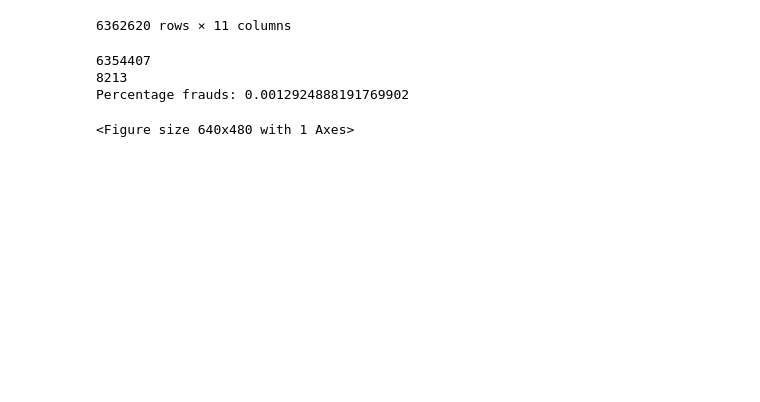
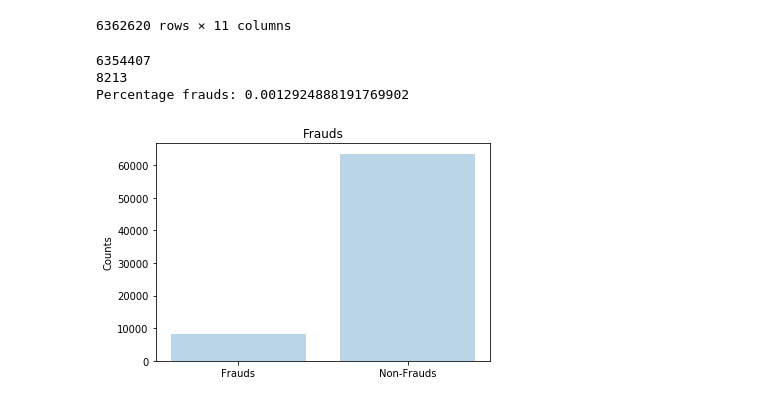
Before and after one commit to ankkit24/banking_transaction_fraud_detection, a Jupyter notebook: project_notebook.ipynb, the cells around one changed output. Cells and saved outputs as stored; diff of their text form; code cells hidden in the pictures; blank space fills up the shorter version.

```diff
--- a/project_notebook.ipynb
+++ b/project_notebook.ipynb
@@ -1,12 +1,21 @@
 # %%
+#importing required packages
+import io
+import warnings; warnings.simplefilter('ignore')
 import numpy as np
 import pandas as pd
+import seaborn as sns
 from sklearn.model_selection import train_test_split
 from sklearn.metrics import accuracy_score
 from sklearn.metrics import confusion_matrix
 from sklearn.metrics import recall_score
-trans_data = pd.read_csv('imbalanced_data.csv')
-trans_data
+from sklearn.metrics import precision_score
+from sklearn.metrics import f1_score
+from imblearn.over_sampling import SMOTE
+
+# uploading dataset
+df2 = pd.read_csv('dataset.csv')
+df2
 # %% [output]
 |  | step | type | amount | nameOrig | oldbalanceOrg | newbalanceOrig | nameDest | oldbalanceDest | ... |
 | 0 | 1 | PAYMENT | 9839.64 | C1231006815 | 170136.00 | 160296.36 | M1979787155 | 0.00 | ... |
@@ -27,34 +36,37 @@ trans_data
 | 6362619 | 743 | CASH_OUT | 850002.52 | C1280323807 | 850002.52 | 0.00 | C873221189 | 6510099.11 | ... |
 6362620 rows × 11 columns
 # %%
+#plotting the number of frauds and non frauds
+%matplotlib inline
 import matplotlib.pyplot as plt
-type(trans_data)
-frauds = list(trans_data['isFraud'])
+frauds = list(df2['isFraud'])
 frauds
 
 # print(frauds)
 count_0 = 0
 count_1 = 0
 for i in frauds:
     if(i==0):
        count_0 += 1
     else:
         count_1 += 1
 print(count_0)
 print(count_1)
 print('Percentage frauds:',count_1/count_0)
 
 objects = ('Frauds', 'Non-Frauds')
 y_pos = np.arange(len(objects))
+
+#The number of frauds are too less to be depicted in the plot, so the count of non-frauds has been divided by 100 for better clarity
 performance = [count_1,count_0/100]
 plt.bar(y_pos, performance, align='center', alpha=0.3)
 plt.xticks(y_pos, objects)
 plt.ylabel('Counts')
 plt.title('Frauds')
 plt.show()
 # %% [output]
 6354407
 8213
 Percentage frauds: 0.0012924888191769902
-<Figure size 640x480 with 1 Axes>
+[figure, added]
 # %%
```
Also changed, not shown: parts of 15 cells of this notebook.
